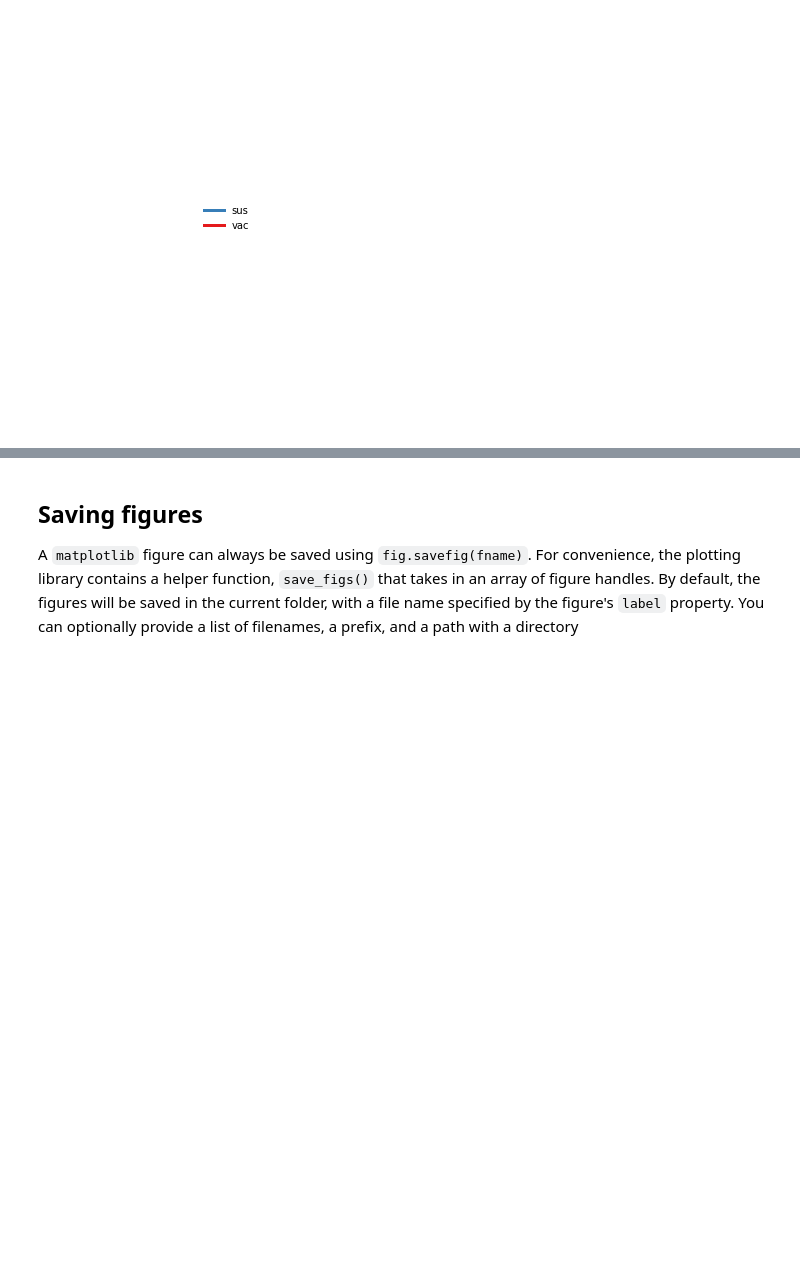
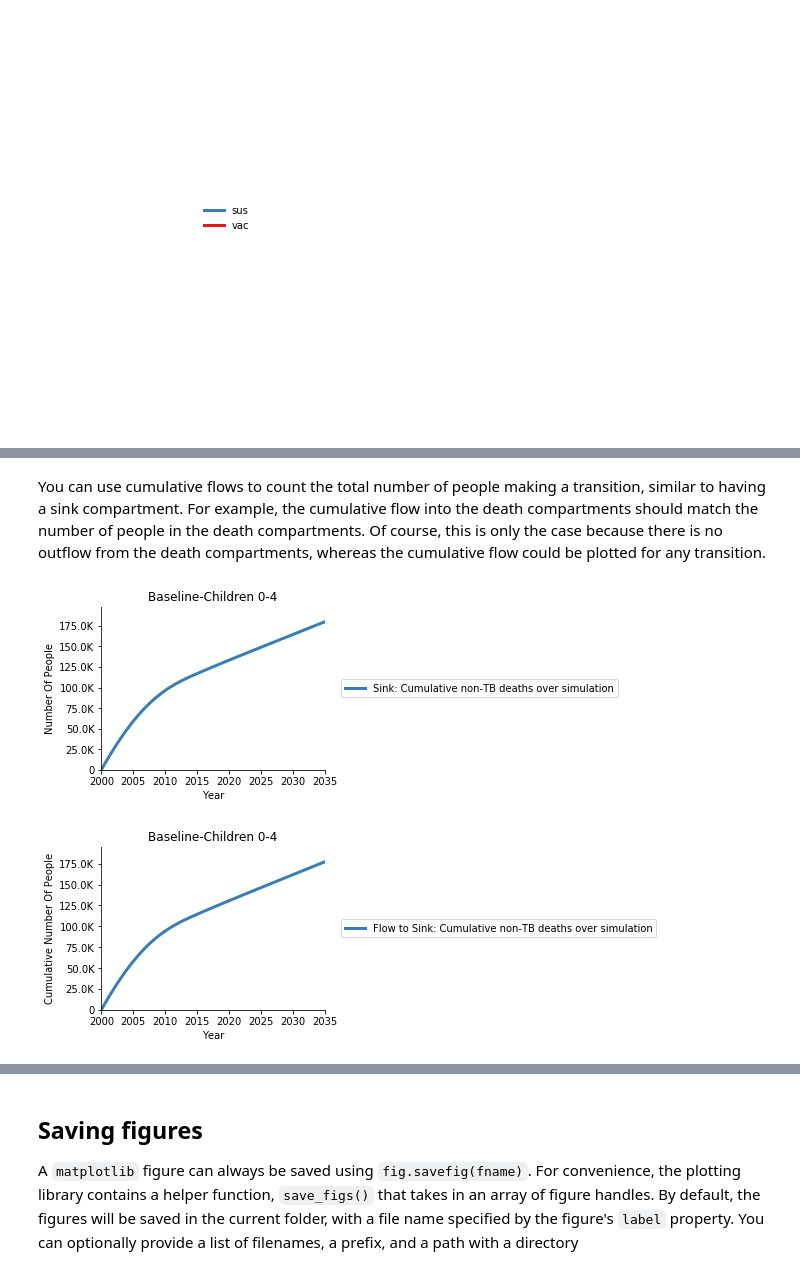
Before and after one commit to atomicateam/atomica, a Jupyter notebook: doc/Plotting.ipynb, the cells around one changed output, grey strips where cells are left out. Saved outputs shown, nothing was run; the diff lists cells and outputs as text; code cells hidden in the pictures; blank space fills up the shorter version.

```diff
--- a/doc/Plotting.ipynb
+++ b/doc/Plotting.ipynb
@@ -654,0 +681,10 @@ figs = au.plot_series(d,legend_mode='separate')
+# %% [markdown]
+You can use cumulative flows to count the total number of people making a transition, similar to having a sink compartment. For example, the cumulative flow into the death compartments should match the number of people in the death compartments. Of course, this is only the case because there is no outflow from the death compartments, whereas the cumulative flow could be plotted for any transition.
+# %%
+d = au.PlotData(par_results,pops=['0-4'],outputs='doth',project=proj)
+au.plot_series(d);
+d = au.PlotData(par_results,pops=['0-4'],outputs=':doth',project=proj,accumulate='integrate')
+au.plot_series(d);
+# %% [output]
+[figure, added]
+[figure, added]
```
Also changed, not shown: parts of 43 cells of this notebook, 24 other files.
